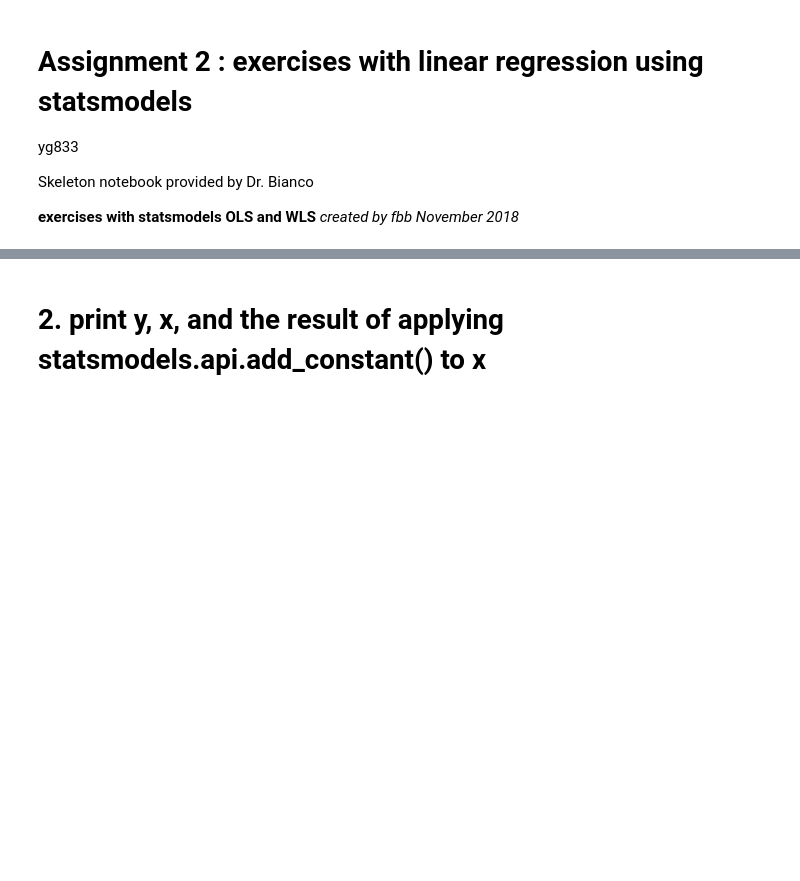
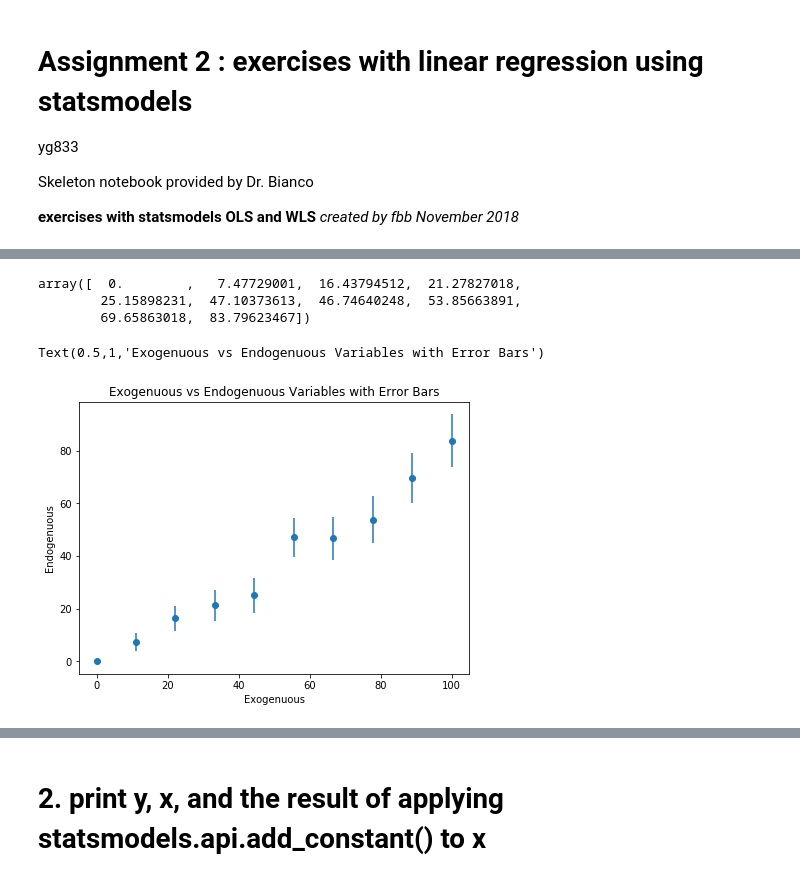
Before and after one commit to meiguan/PUI2018_yg833, a Jupyter notebook: HW9_yg833/Assignment_2_Linear_Regression_Using_Statsmodels.ipynb, the cells around one changed output, grey strips where cells are left out. Saved outputs shown, nothing was run; the diff lists cells and outputs as text; code cells hidden in the pictures; blank space fills up the shorter version.

```diff
--- a/HW9_yg833/Assignment_2_Linear_Regression_Using_Statsmodels.ipynb
+++ b/HW9_yg833/Assignment_2_Linear_Regression_Using_Statsmodels.ipynb
@@ -76,0 +53,16 @@ use the functions created above
+# %%
+y # just to see what the y looks like
+# %% [output]
+array([  0.        ,   7.47729001,  16.43794512,  21.27827018,
+        25.15898231,  47.10373613,  46.74640248,  53.85663891,
+        69.65863018,  83.79623467])
+# %%
+# reference https://matplotlib.org/1.2.1/examples/pylab_examples/errorbar_demo.html
+plt.figure(figsize=(7,5))
+plt.errorbar(x, y, yerr=errors(x), fmt = 'o')
+plt.xlabel('Exogenuous')
+plt.ylabel('Endogenuous')
+plt.title('Exogenuous vs Endogenuous Variables with Error Bars')
+# %% [output]
+Text(0.5,1,'Exogenuous vs Endogenuous Variables with Error Bars')
+[figure, added]
```
Also changed, not shown: parts of 28 cells of this notebook, 1 other file.
